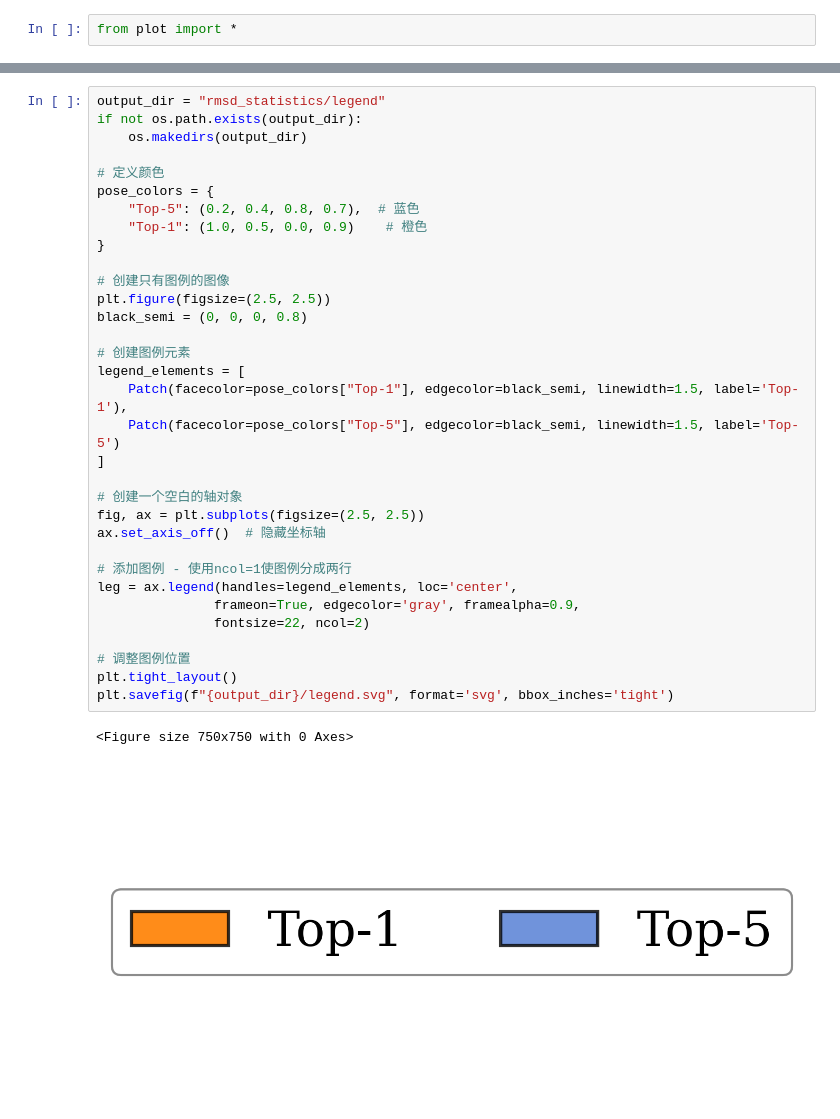
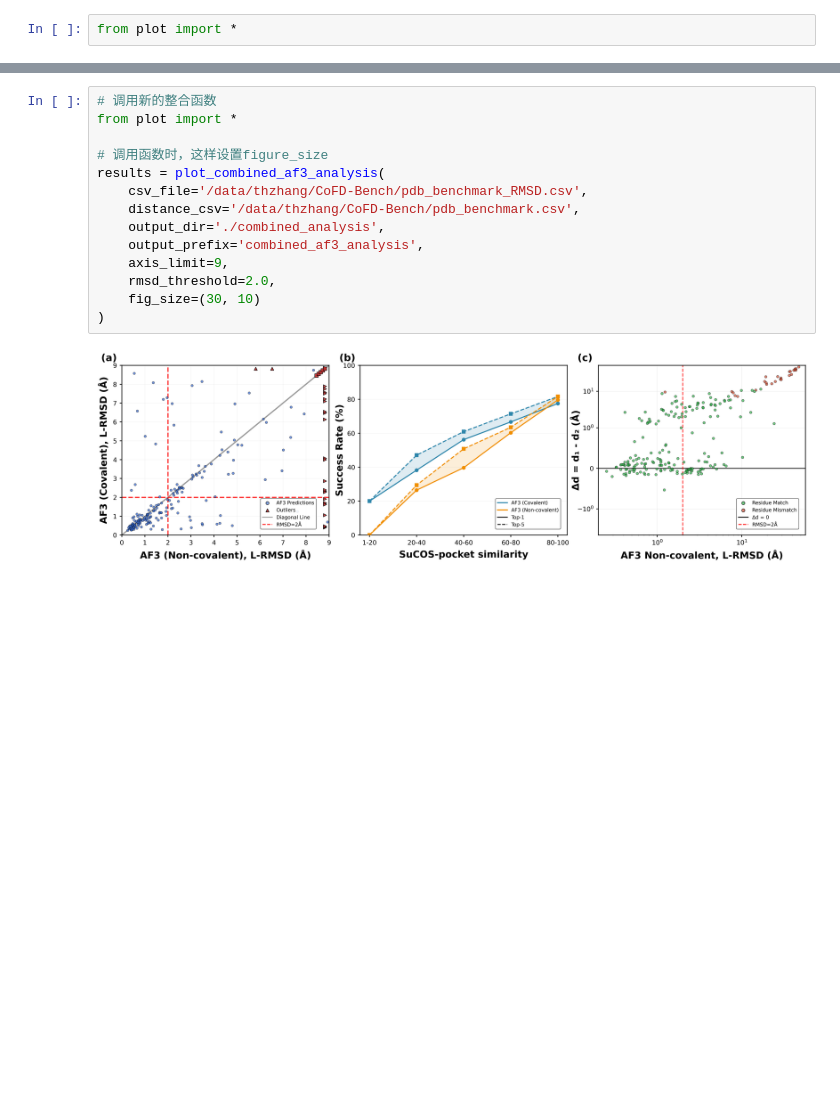
Before and after one commit to hf1s/CoFD-Bench, a Jupyter notebook: RMSD_plot.ipynb, the cells around one changed output, grey strips where cells are left out. Cells and saved outputs as stored; diff of their text form; blank space fills up the shorter version.

```diff
--- a/RMSD_plot.ipynb
+++ b/RMSD_plot.ipynb
@@ -134,36 +120,16 @@ Segment 9: Ester - Success rate: 70.0%
-# %%
-output_dir = "rmsd_statistics/legend"
-if not os.path.exists(output_dir):
-    os.makedirs(output_dir)
-
-# 定义颜色
-pose_colors = {
-    "Top-5": (0.2, 0.4, 0.8, 0.7),  # 蓝色
-    "Top-1": (1.0, 0.5, 0.0, 0.9)    # 橙色
-}
-
-# 创建只有图例的图像
-plt.figure(figsize=(2.5, 2.5))
-black_semi = (0, 0, 0, 0.8)
-
-# 创建图例元素
-legend_elements = [
-    Patch(facecolor=pose_colors["Top-1"], edgecolor=black_semi, linewidth=1.5, label='Top-1'),
-    Patch(facecolor=pose_colors["Top-5"], edgecolor=black_semi, linewidth=1.5, label='Top-5')
-]
-
-# 创建一个空白的轴对象
-fig, ax = plt.subplots(figsize=(2.5, 2.5))
-ax.set_axis_off()  # 隐藏坐标轴
-
-# 添加图例 - 使用ncol=1使图例分成两行
-leg = ax.legend(handles=legend_elements, loc='center',
-               frameon=True, edgecolor='gray', framealpha=0.9,
-               fontsize=22, ncol=2)
-
-# 调整图例位置
-plt.tight_layout()
-plt.savefig(f"{output_dir}/legend.svg", format='svg', bbox_inches='tight')
-# %% [output]
-<Figure size 750x750 with 0 Axes>
-[figure, removed]
+# %%
+# 调用新的整合函数
+from plot import *
+
+# 调用函数时，这样设置figure_size
+results = plot_combined_af3_analysis(
+    csv_file='/data/thzhang/CoFD-Bench/pdb_benchmark_RMSD.csv',
+    distance_csv='/data/thzhang/CoFD-Bench/pdb_benchmark.csv',
+    output_dir='./combined_analysis',
+    output_prefix='combined_af3_analysis',
+    axis_limit=9,
+    rmsd_threshold=2.0,
+    fig_size=(30, 10)
+)
+# %% [output]
+[figure, added]
```
Also changed, not shown: parts of 5 cells of this notebook.
